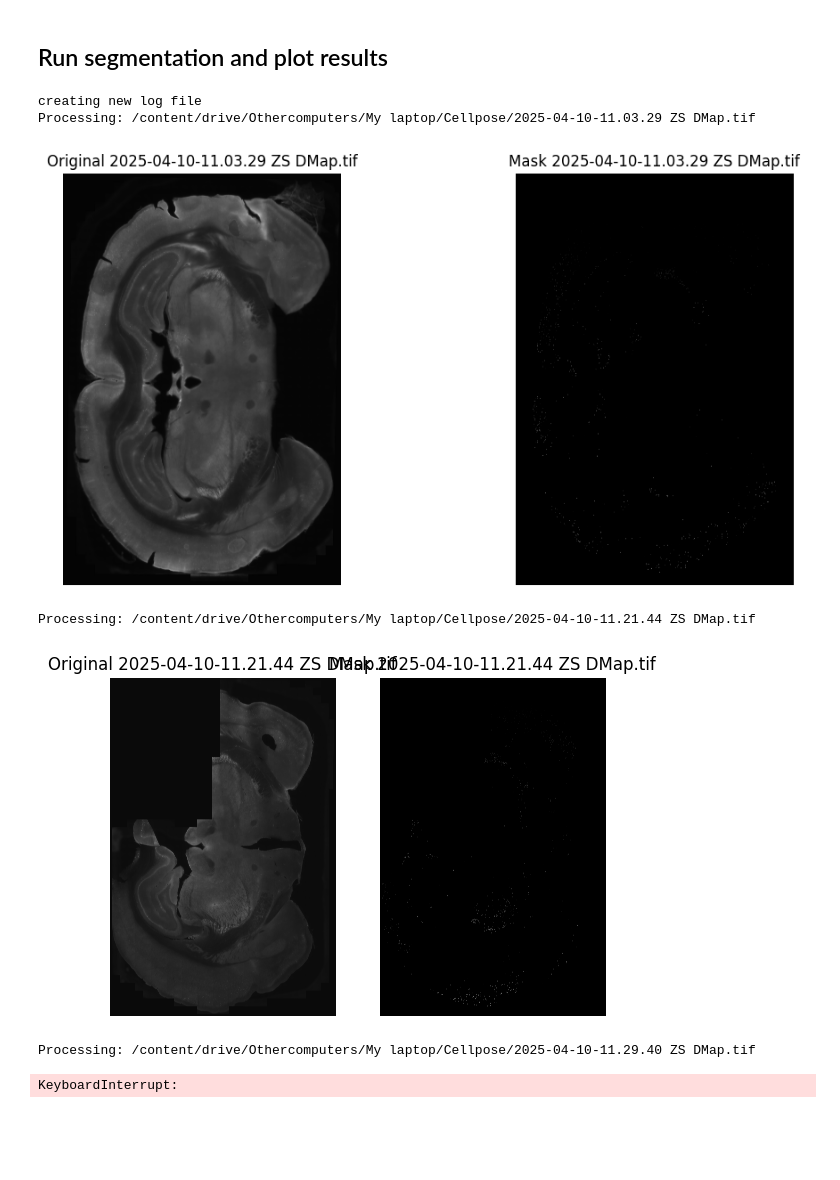
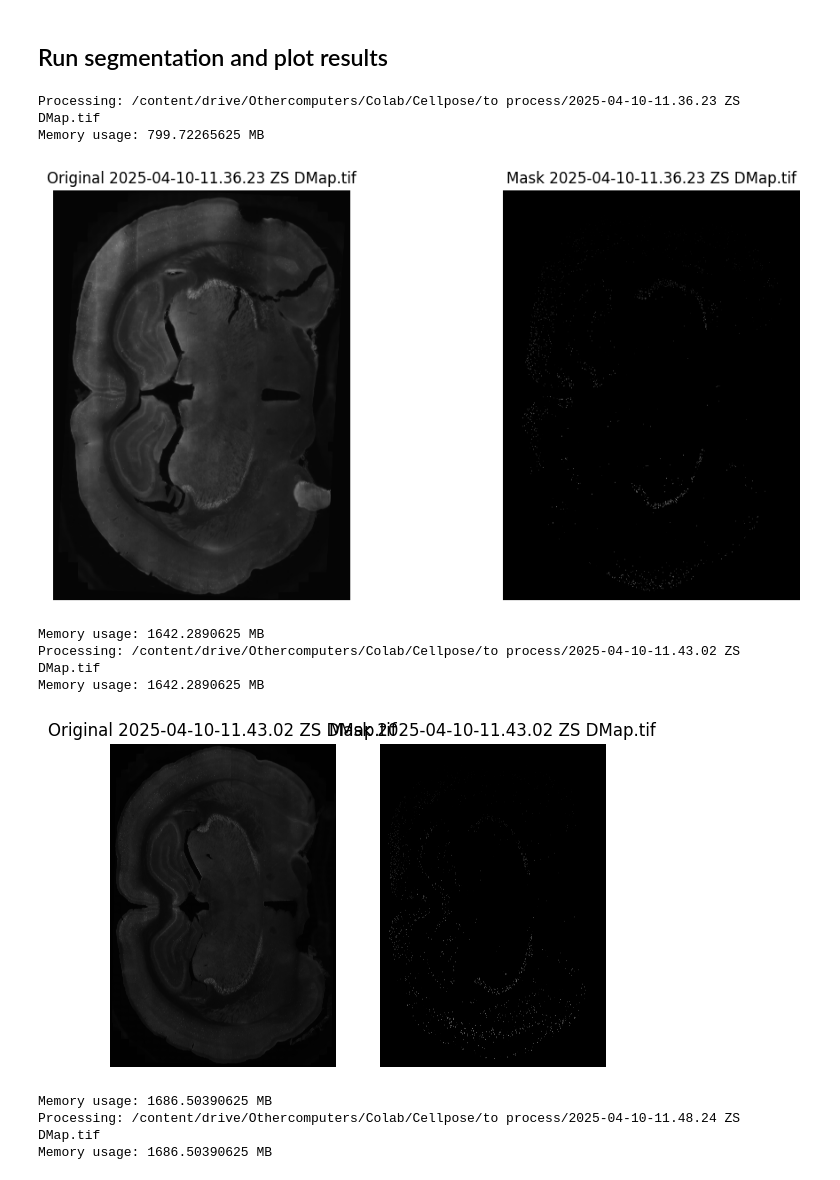
Before and after one commit to jdraffin/cellpose, a Jupyter notebook: notebooks/run_cellpose3.ipynb, the cells around one changed output. Saved outputs shown, nothing was run; the diff lists cells and outputs as text; code cells hidden in the pictures; blank space fills up the shorter version.

```diff
--- a/notebooks/run_cellpose3.ipynb
+++ b/notebooks/run_cellpose3.ipynb
@@ -88,7 +92,7 @@ from cellpose.io import imread
 mpl.rcParams['figure.dpi'] = 100  # lower resolution for faster rendering
 
 # Path to your image folder
-image_dir = "/content/drive/Othercomputers/My laptop/Cellpose/to process"
+image_dir = "/content/drive/Othercomputers/Colab/Cellpose/to process"
 
 # Load all .tif and .tiff files
 image_files = sorted(glob(os.path.join(image_dir, "*.tif")) +
@@ -125,12 +129,15 @@ import numpy as np
 import matplotlib.pyplot as plt
 import matplotlib as mpl
 from google.colab import drive
+import gc
+import psutil
+import os
 
 # Set up logging
 io.logger_setup()
 
 # Reuse the image directory from the first code block
-image_dir = "/content/drive/Othercomputers/My laptop/Cellpose/to process"
+image_dir = "/content/drive/Othercomputers/Colab/Cellpose/to process"
 
 # Find all .tif and .tiff files
 files_list = sorted(glob.glob(os.path.join(image_dir, '*.tif')) + glob.glob(os.path.join(image_dir, '*.tiff')))
@@ -139,28 +146,32 @@ files_list = sorted(glob.glob(os.path.join(image_dir, '*.tif')) + glob.glob(os.p
 channels = [[0, 0]] * len(files_list)  # [0, 0] for grayscale
 
 # Define the path to your pretrained model on Google Drive
-model_path = '/content/drive/Othercomputers/My laptop/Cellpose/CP_all_DMaps_v2'
+model_path = '/content/drive/Othercomputers/Colab/Cellpose/CP_all_DMaps_v2'
 
 # Load your custom pretrained model
 model = models.CellposeModel(pretrained_model=model_path, gpu=True)
 
-# Create a list to store the masks and flows for display
-masks_list = []
-
 # Create a figure for live plotting
 plt.figure(figsize=(12, 6))  # Adjust the figure size as needed
+
+# Function to monitor memory usage
+def print_memory_usage():
+    process = psutil.Process(os.getpid())
+    print(f"Memory usage: {process.memory_info().rss / (1024 * 1024)} MB")
 
 # Loop over each image file and process them
 for chan, filename in zip(channels, files_list):
     try:
         print(f"Processing: {filename}")
+
+        # Monitor memory before loading the image
+        print_memory_usage()
+
+        # Load the image (one at a time)
         img = imread(filename)
 
         # Run inference with your pretrained model
         masks, flows, styles = model.eval(img, diameter=None, channels=chan)
-
-        # Save the processed masks (for visualization in the next step)
-        masks_list.append(masks)
 
         # Get the full base name without the extension, preserving any periods
         base_name = os.path.splitext(os.path.basename(filename))[0]
@@ -170,37 +181,49 @@ for chan, filename in zip(channels, files_list):
         io.masks_flows_to_seg(img, masks, flows, seg_path, channels=chan, diams=None)
 
         # Save ImageJ-compatible ROIs
         roi_path = os.path.join(image_dir, f"{base_name}_rois.zip")
         io.save_rois(masks, roi_path)
 
         # Live plot: show original image and mask side by side
         plt.clf()  # Clear the previous figure
         original_img = imread(filename)
 
         # Plot the original image
         plt.subplot(1, 2, 1)
         plt.imshow(original_img.squeeze(), cmap="gray")
         plt.title(f"Original {os.path.basename(filename)}")
         plt.axis('off')
 
         # Plot the mask
         plt.subplot(1, 2, 2)
         plt.imshow(masks.squeeze(), cmap="gray")
         plt.title(f"Mask {os.path.basename(filename)}")
         plt.axis('off')
 
         plt.draw()  # Draw the updated figure
         plt.pause(1)  # Pause to allow the plot to update (1 second)
 
+        # Release memory after processing each image
+        del img, masks, flows, styles
+
+        # Force garbage collection to free up memory
+        gc.collect()
+
+        # Monitor memory usage after processing
+        print_memory_usage()
+
     except Exception as e:
         print(f"Error processing {filename}: {e}")
 
 plt.show()  # Finalize the plotting after the loop completes
 # %% [output]
-creating new log file
-Processing: /content/drive/Othercomputers/My laptop/Cellpose/2025-04-10-11.03.29 ZS DMap.tif
+Processing: /content/drive/Othercomputers/Colab/Cellpose/to process/2025-04-10-11.36.23 ZS DMap.tif
+Memory usage: 799.72265625 MB
-[figure, old version]
+[figure, new version]
-Processing: /content/drive/Othercomputers/My laptop/Cellpose/2025-04-10-11.21.44 ZS DMap.tif
+Memory usage: 1642.2890625 MB
+Processing: /content/drive/Othercomputers/Colab/Cellpose/to process/2025-04-10-11.43.02 ZS DMap.tif
+Memory usage: 1642.2890625 MB
-[figure, old version]
+[figure, new version]
-Processing: /content/drive/Othercomputers/My laptop/Cellpose/2025-04-10-11.29.40 ZS DMap.tif
+Memory usage: 1686.50390625 MB
+Processing: /content/drive/Othercomputers/Colab/Cellpose/to process/2025-04-10-11.48.24 ZS DMap.tif
+Memory usage: 1686.50390625 MB
-KeyboardInterrupt:
```
Also changed, not shown: parts of 4 cells of this notebook.
